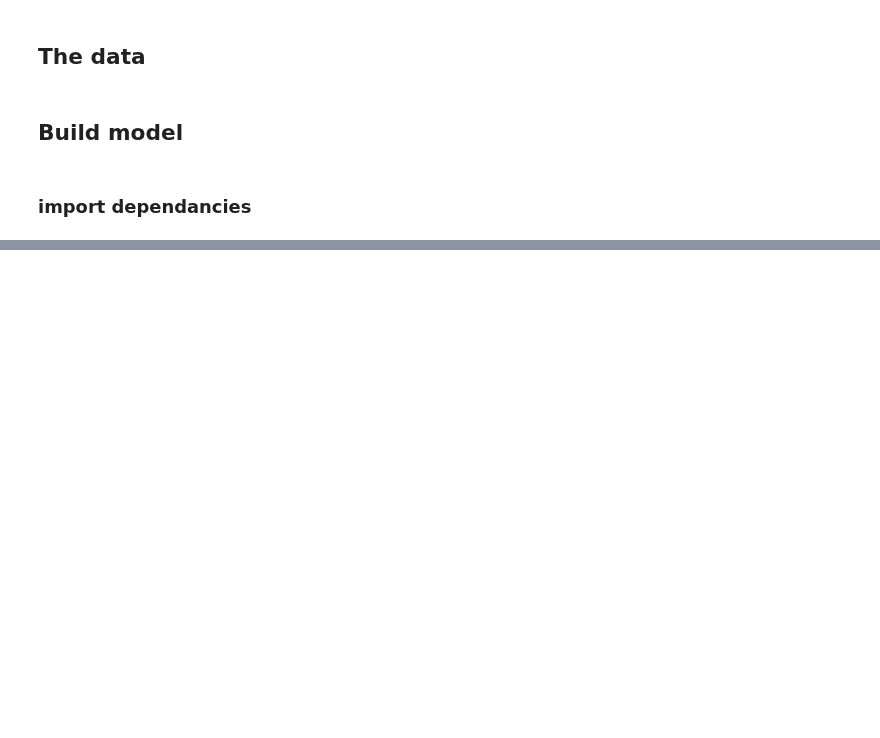
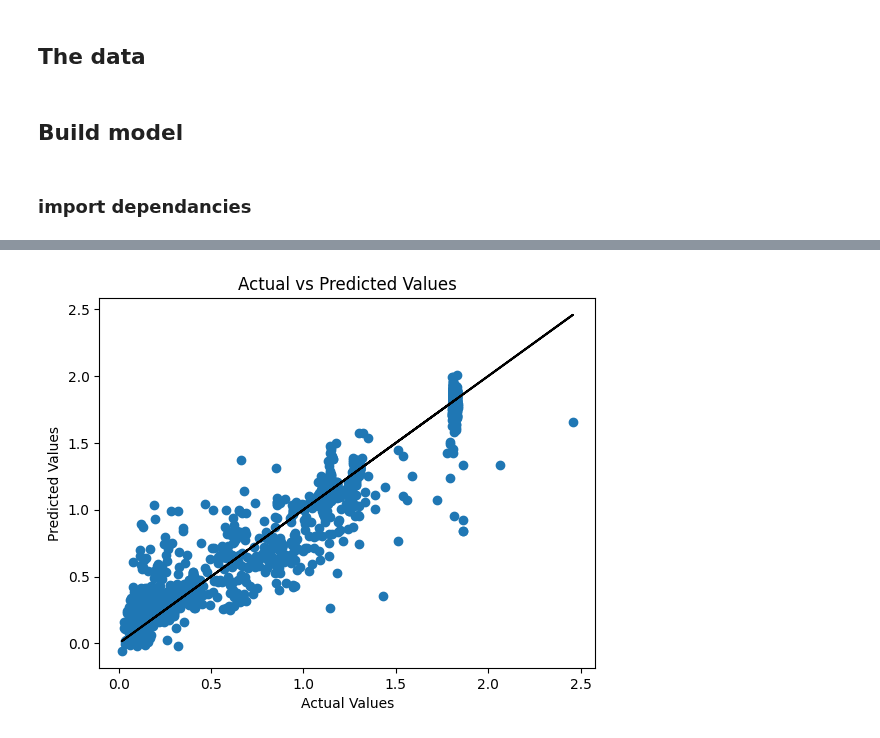
Before and after one commit to AdamKimhub/Msproject1, a Jupyter notebook: model_build.ipynb, the cells around one changed output, grey strips where cells are left out. Cells and saved outputs as stored; diff of their text form; code cells hidden in the pictures; blank space fills up the shorter version.

```diff
--- a/model_build.ipynb
+++ b/model_build.ipynb
@@ -233,0 +234,10 @@ plt.show()
+# %%
+# Produce a graph
+plt.scatter(all_actual_values, all_predicted_values, colorizer="r")
+plt.plot(all_actual_values, all_actual_values, c="black")
+plt.xlabel('Actual Values')
+plt.ylabel('Predicted Values')
+plt.title('Actual vs Predicted Values')
+plt.show()
+# %% [output]
+[figure, added]
```
Also changed, not shown: parts of 8 cells of this notebook.
